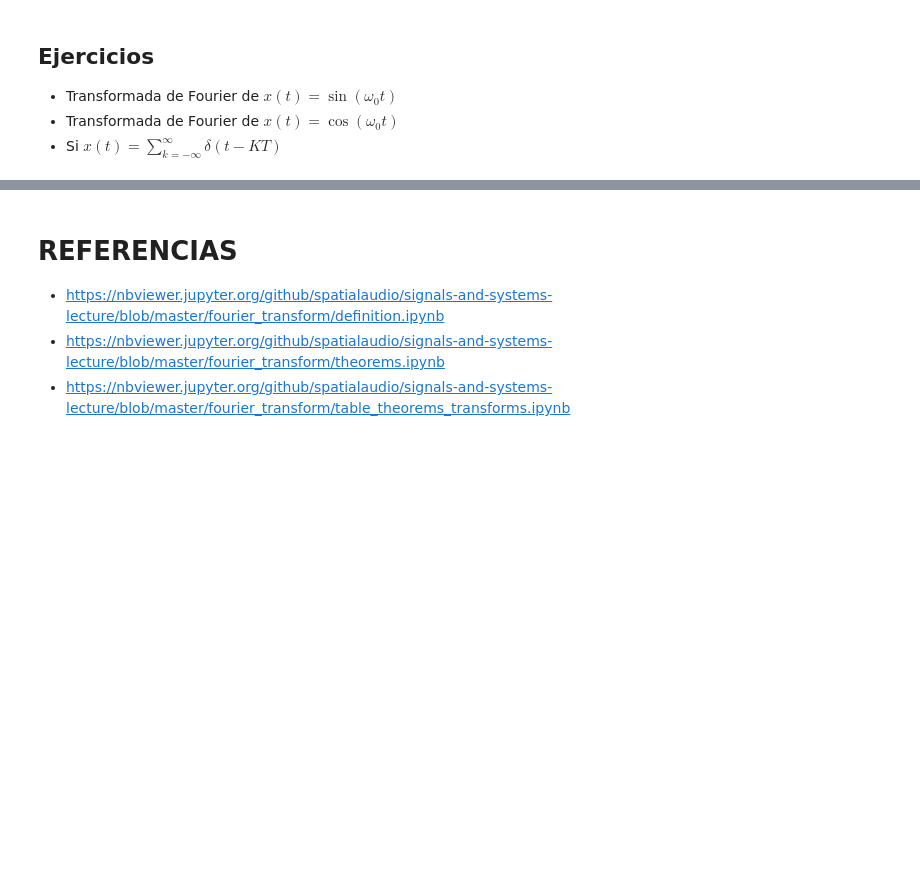
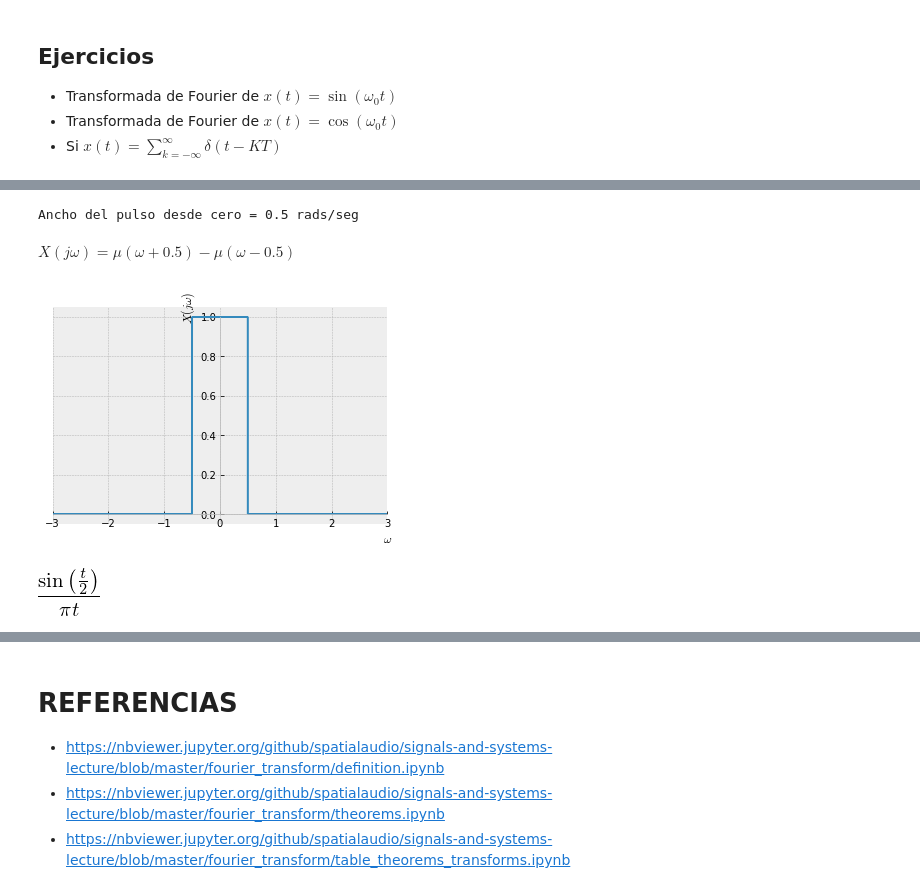
Before and after one commit to JoseRZapata/SyS, a Jupyter notebook: Transformada_Continua_Fourier.ipynb, the cells around one changed output, grey strips where cells are left out. Drawn from its saved outputs; the diff is of its cells as text; code cells hidden in the pictures; blank space fills up the shorter version.

```diff
--- a/Transformada_Continua_Fourier.ipynb
+++ b/Transformada_Continua_Fourier.ipynb
@@ -361,0 +422,14 @@ $$
+# %%
+print("Ancho del pulso desde cero = 0.5 rads/seg")
+display(Latex('$X(j \omega) = \mu (\omega +0.5) - \mu ( \omega -0.5)$'))
+XW = rect(w)
+sym.plot(XW, (w, -3, 3), xlabel=r'$\omega$', ylabel=r'$X(j \omega) $');
+# %% [output]
+Ancho del pulso desde cero = 0.5 rads/seg
+$X(j \omega) = \mu (\omega +0.5) - \mu ( \omega -0.5)$
+[figure, added]
+# %%
+x = inverse_fourier_transform(XW)
+x
+# %% [output]
+[figure, added]
```
Also changed, not shown: parts of 27 cells of this notebook, 2 other files.
